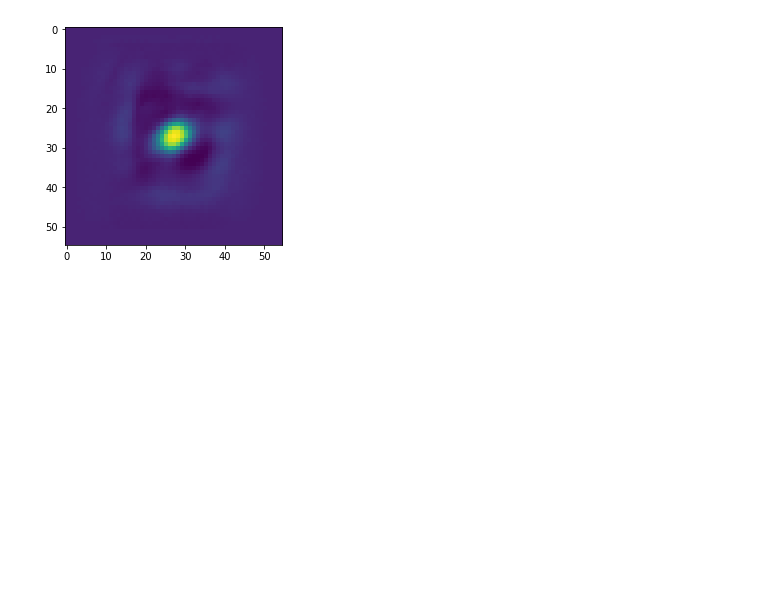
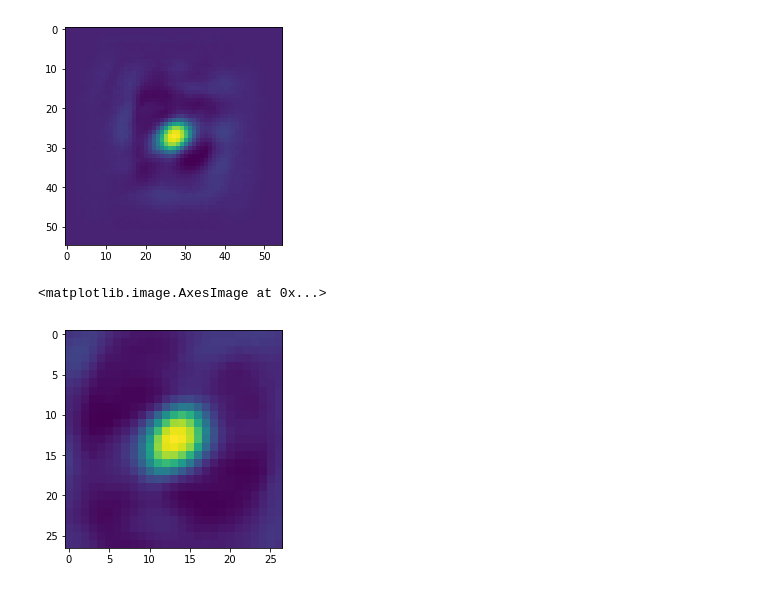
Before and after one commit to laurentperrinet/WhereIsMyMNIST, a Jupyter notebook: dev/2019-06-05-What-Tests.ipynb, the cells around one changed output. Drawn from its saved outputs; the diff is of its cells as text; code cells hidden in the pictures; blank space fills up the shorter version.

```diff
--- a/dev/2019-06-05-What-Tests.ipynb
+++ b/dev/2019-06-05-What-Tests.ipynb
@@ -140,3 +140,11 @@ plt.imshow(file)
 # %% [output]
 <matplotlib.image.AxesImage at 0x...>
 [figure]
+# %%
+pathAccuracyMapTxt = '../dev/AccuracyMap_MNIST_cnn_0.1_0.1_1_0.7_2019-06-11_09h13.txt'
+
+file = np.loadtxt(pathAccuracyMapTxt, max_rows=27)
+plt.imshow(file)
+# %% [output]
+<matplotlib.image.AxesImage at 0x...>
+[figure, added]
```
Also changed, not shown: 2 other files.
